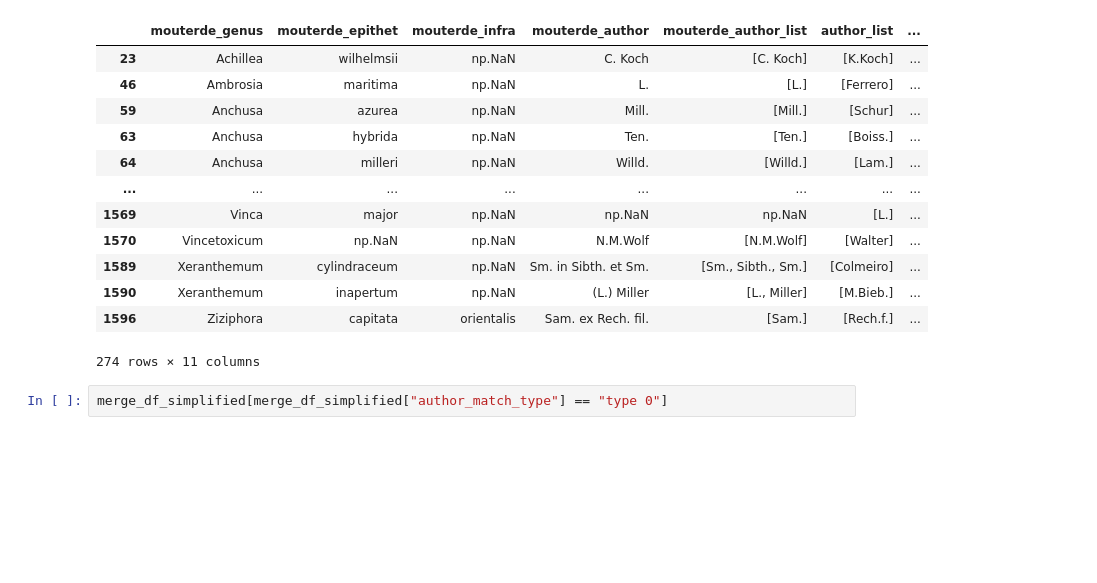
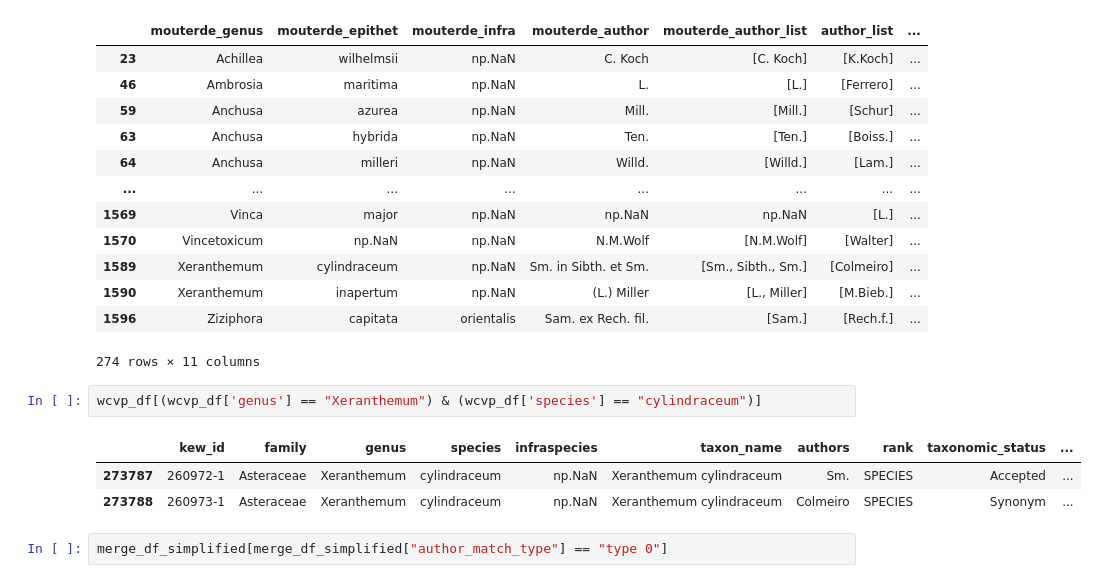
Before and after one commit to shidedh/UpdateFlora, a Jupyter notebook: fuzzy_code/author_fuzz_wcvp.ipynb, the cells around one changed output. Cells and saved outputs as stored; diff of their text form; blank space fills up the shorter version.

```diff
--- a/fuzzy_code/author_fuzz_wcvp.ipynb
+++ b/fuzzy_code/author_fuzz_wcvp.ipynb
@@ -625,6 +740,12 @@ merge_df_simplified[merge_df_simplified["author_match_type"] == "type -1"]
 | 1590 | Xeranthemum | inapertum | np.NaN | (L.) Miller | [L., Miller] | [M.Bieb.] | ... |
 | 1596 | Ziziphora | capitata | orientalis | Sam. ex Rech. fil. | [Sam.] | [Rech.f.] | ... |
 274 rows × 11 columns
+# %%
+wcvp_df[(wcvp_df['genus'] == "Xeranthemum") & (wcvp_df['species'] == "cylindraceum")]
+# %% [output]
+|  | kew_id | family | genus | species | infraspecies | taxon_name | authors | rank | taxonomic_status | ... |
+| 273787 | 260972-1 | Asteraceae | Xeranthemum | cylindraceum | np.NaN | Xeranthemum cylindraceum | Sm. | SPECIES | Accepted | ... |
+| 273788 | 260973-1 | Asteraceae | Xeranthemum | cylindraceum | np.NaN | Xeranthemum cylindraceum | Colmeiro | SPECIES | Synonym | ... |
 # %%
 merge_df_simplified[merge_df_simplified["author_match_type"] == "type 0"]
 # %% [output]
```
Also changed, not shown: parts of 26 cells of this notebook, 2 other files.
